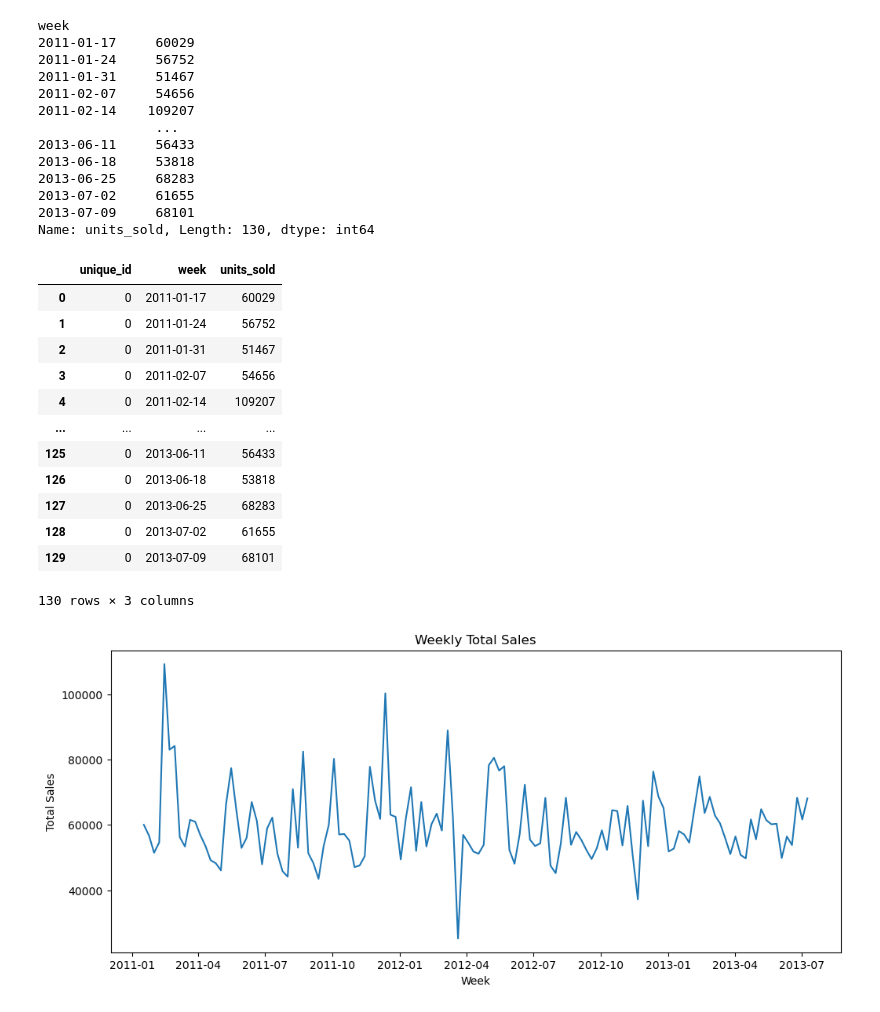
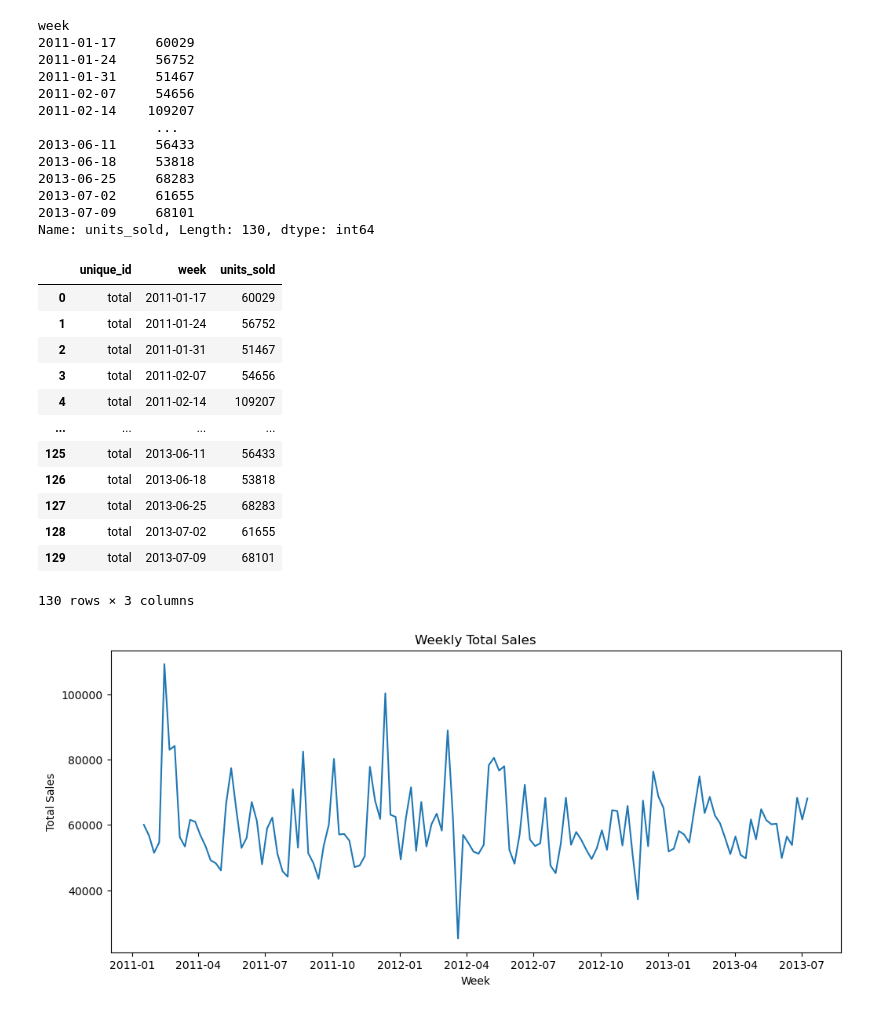
Before and after one commit to slouie88/Demand-Forecasting, a Jupyter notebook: 2-Train/2-train-total-sales.ipynb, the cells around one changed output. Saved outputs shown, nothing was run; the diff lists cells and outputs as text; code cells hidden in the pictures.

```diff
--- a/2-Train/1-train-total-sales.ipynb
+++ b/2-Train/2-train-total-sales.ipynb
@@ -116,25 +116,25 @@ Name: units_sold, Length: 130, dtype: int64
 # %%
 total_sales_df = pd.DataFrame(
     {
-        "unique_id": [0] * len(total_sales),
+        "unique_id": ["total"] * len(total_sales),
         "week": total_sales.index,
         "units_sold": total_sales.values
     }
 )
 total_sales_df
 # %% [output]
 |  | unique_id | week | units_sold |
-| 0 | 0 | 2011-01-17 | 60029 |
-| 1 | 0 | 2011-01-24 | 56752 |
-| 2 | 0 | 2011-01-31 | 51467 |
-| 3 | 0 | 2011-02-07 | 54656 |
-| 4 | 0 | 2011-02-14 | 109207 |
+| 0 | total | 2011-01-17 | 60029 |
+| 1 | total | 2011-01-24 | 56752 |
+| 2 | total | 2011-01-31 | 51467 |
+| 3 | total | 2011-02-07 | 54656 |
+| 4 | total | 2011-02-14 | 109207 |
 | ... | ... | ... | ... |
-| 125 | 0 | 2013-06-11 | 56433 |
-| 126 | 0 | 2013-06-18 | 53818 |
-| 127 | 0 | 2013-06-25 | 68283 |
-| 128 | 0 | 2013-07-02 | 61655 |
-| 129 | 0 | 2013-07-09 | 68101 |
+| 125 | total | 2013-06-11 | 56433 |
+| 126 | total | 2013-06-18 | 53818 |
+| 127 | total | 2013-06-25 | 68283 |
+| 128 | total | 2013-07-02 | 61655 |
+| 129 | total | 2013-07-09 | 68101 |
 130 rows × 3 columns
 # %%
 plt.figure(figsize=(12,5))
```
Also changed, not shown: parts of 13 cells of this notebook.
